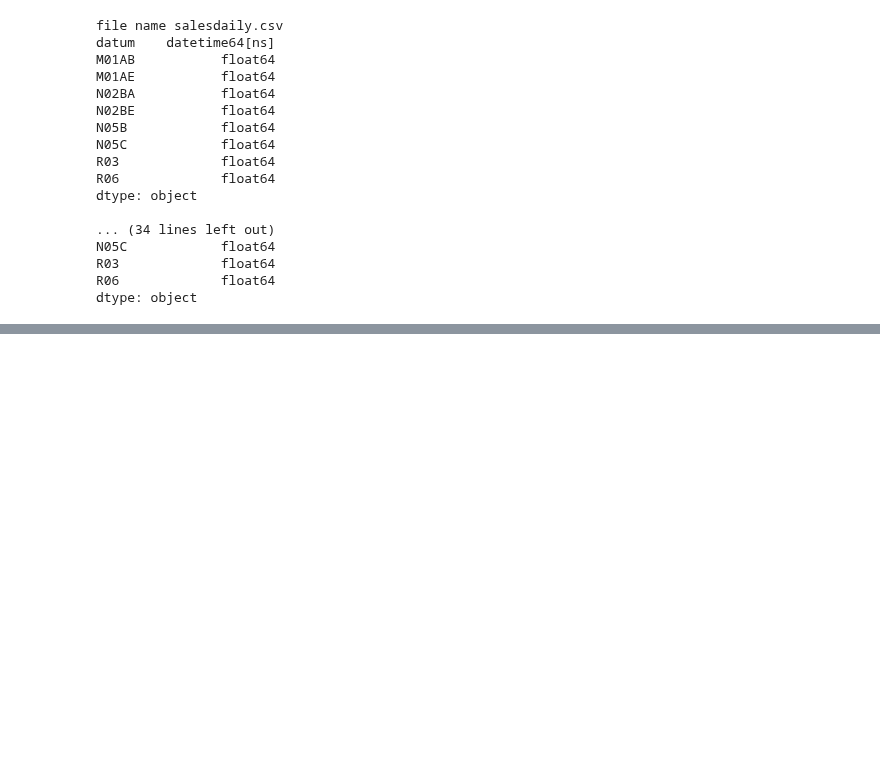
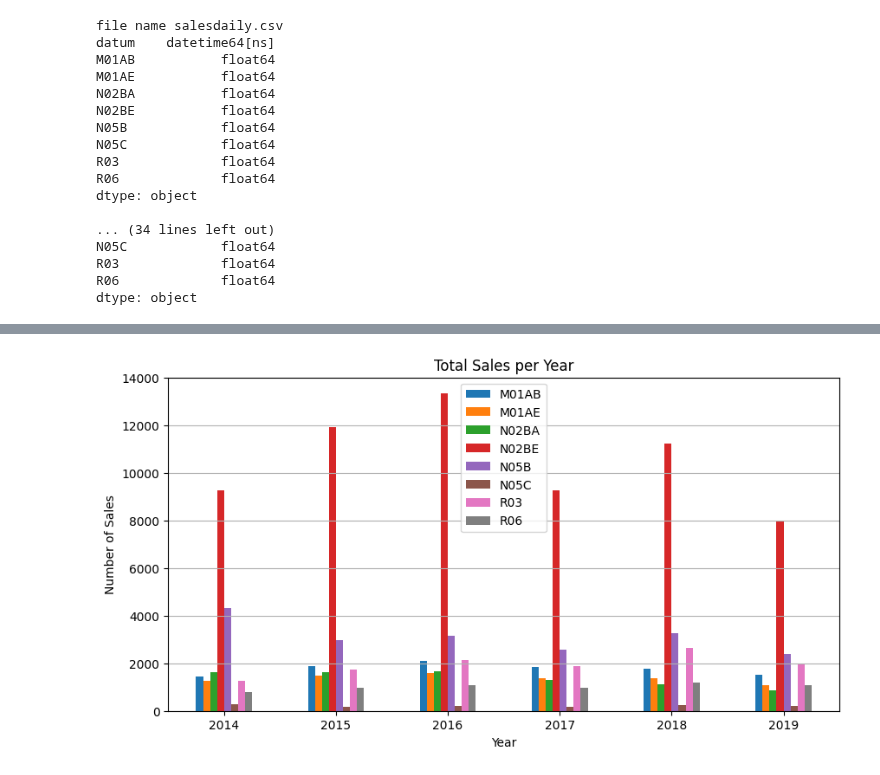
Before and after one commit to YamenNahhas/my-data-project, a Jupyter notebook: notebooks/pharma-sales-data.ipynb, the cells around one changed output, grey strips where cells are left out. Cells and saved outputs as stored; diff of their text form; code cells hidden in the pictures; blank space fills up the shorter version.

```diff
--- a/notebooks/pharma-sales-data.ipynb
+++ b/notebooks/pharma-sales-data.ipynb
@@ -214,0 +193,16 @@ N02BE: 48 Ausreißer
+# %%
+#Visualization of sales with years
+medicine_cols = ["M01AB", "M01AE", "N02BA", "N02BE",
+                 "N05B", "N05C", "R03", "R06"]
+sales_per_year = df_salesdaily.groupby("Year")[medicine_cols
+].sum()
+sales_per_year.plot(kind="bar", figsize=(10,5))
+
+plt.title("Total Sales per Year")
+plt.xlabel("Year")
+plt.ylabel("Number of Sales")
+plt.xticks(rotation=0)
+plt.grid(axis="y")
+plt.show()
+# %% [output]
+[figure, added]
```
Also changed, not shown: parts of 5 cells of this notebook.
